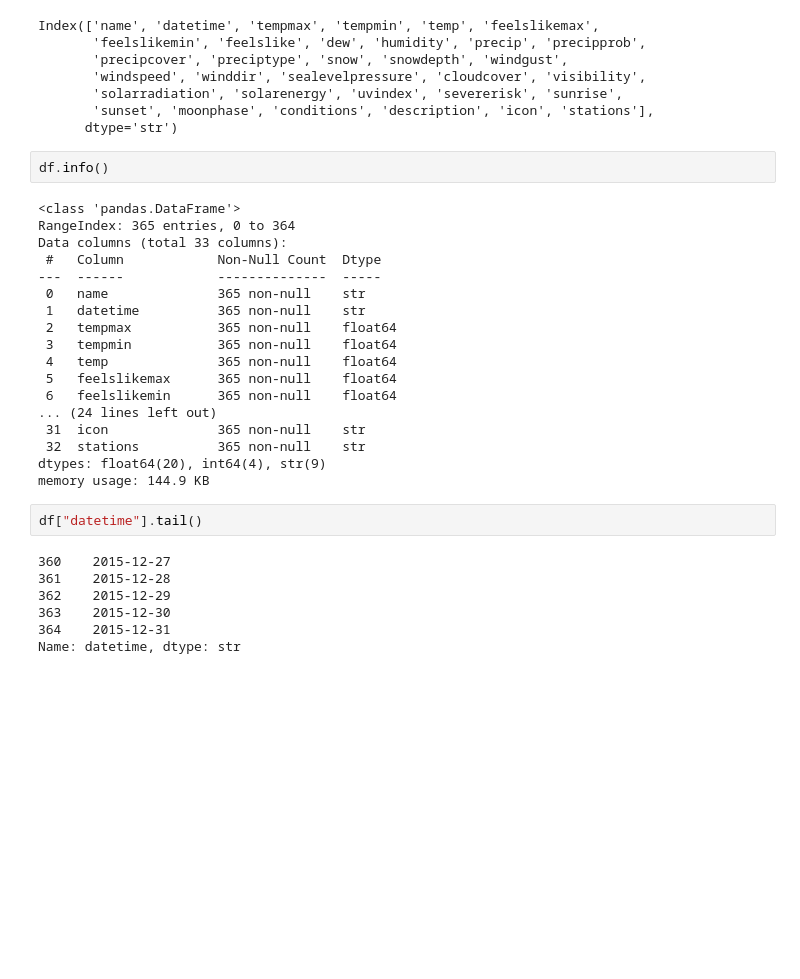
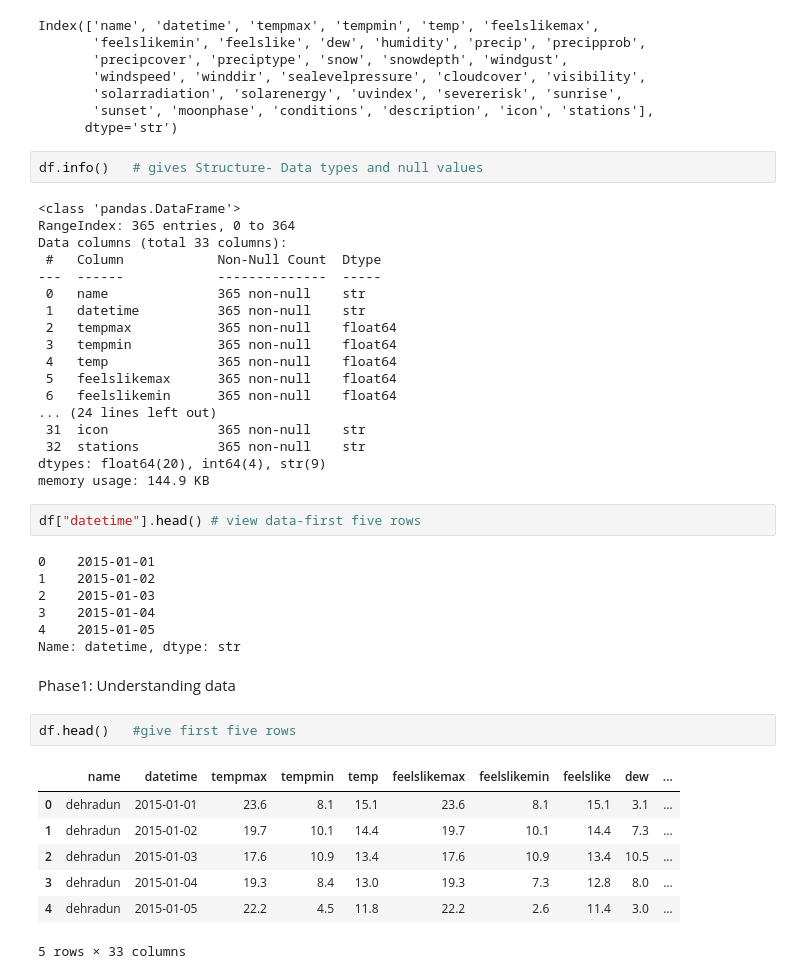
Before and after one commit to AbhayRawat002/dehradun-weather-analysis, a Jupyter notebook: weather_analysis.ipynb, the cells around one changed output. Cells and saved outputs as stored; diff of their text form; blank space fills up the shorter version.

```diff
--- a/weather_analysis.ipynb
+++ b/weather_analysis.ipynb
@@ -13,7 +13,7 @@ Index(['name', 'datetime', 'tempmax', 'tempmin', 'temp', 'feelslikemax',
        'sunset', 'moonphase', 'conditions', 'description', 'icon', 'stations'],
       dtype='str')
 # %%
-df.info()
+df.info()   # gives Structure- Data types and null values
 # %% [output]
 <class 'pandas.DataFrame'>
 RangeIndex: 365 entries, 0 to 364
@@ -33,11 +33,23 @@ Data columns (total 33 columns):
 dtypes: float64(20), int64(4), str(9)
 memory usage: 144.9 KB
 # %%
-df["datetime"].tail()
+df["datetime"].head() # view data-first five rows
 # %% [output]
-360    2015-12-27
-361    2015-12-28
-362    2015-12-29
-363    2015-12-30
-364    2015-12-31
+0    2015-01-01
+1    2015-01-02
+2    2015-01-03
+3    2015-01-04
+4    2015-01-05
 Name: datetime, dtype: str
+# %% [markdown]
+Phase1: Understanding data
+# %%
+df.head()   #give first five rows
+# %% [output]
+|  | name | datetime | tempmax | tempmin | temp | feelslikemax | feelslikemin | feelslike | dew | ... |
+| 0 | dehradun | 2015-01-01 | 23.6 | 8.1 | 15.1 | 23.6 | 8.1 | 15.1 | 3.1 | ... |
+| 1 | dehradun | 2015-01-02 | 19.7 | 10.1 | 14.4 | 19.7 | 10.1 | 14.4 | 7.3 | ... |
+| 2 | dehradun | 2015-01-03 | 17.6 | 10.9 | 13.4 | 17.6 | 10.9 | 13.4 | 10.5 | ... |
+| 3 | dehradun | 2015-01-04 | 19.3 | 8.4 | 13.0 | 19.3 | 7.3 | 12.8 | 8.0 | ... |
+| 4 | dehradun | 2015-01-05 | 22.2 | 4.5 | 11.8 | 22.2 | 2.6 | 11.4 | 3.0 | ... |
+5 rows × 33 columns
```
Also changed, not shown: parts of 19 cells of this notebook.
